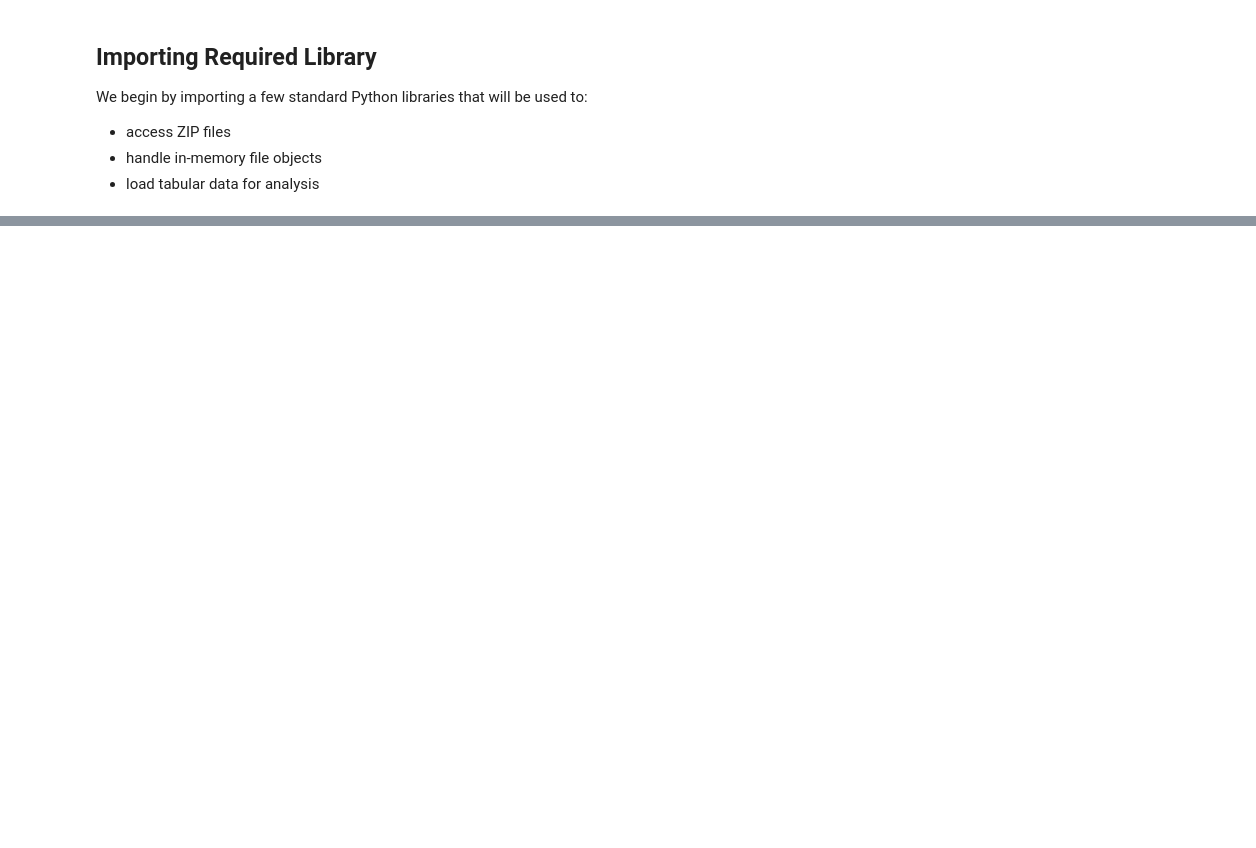
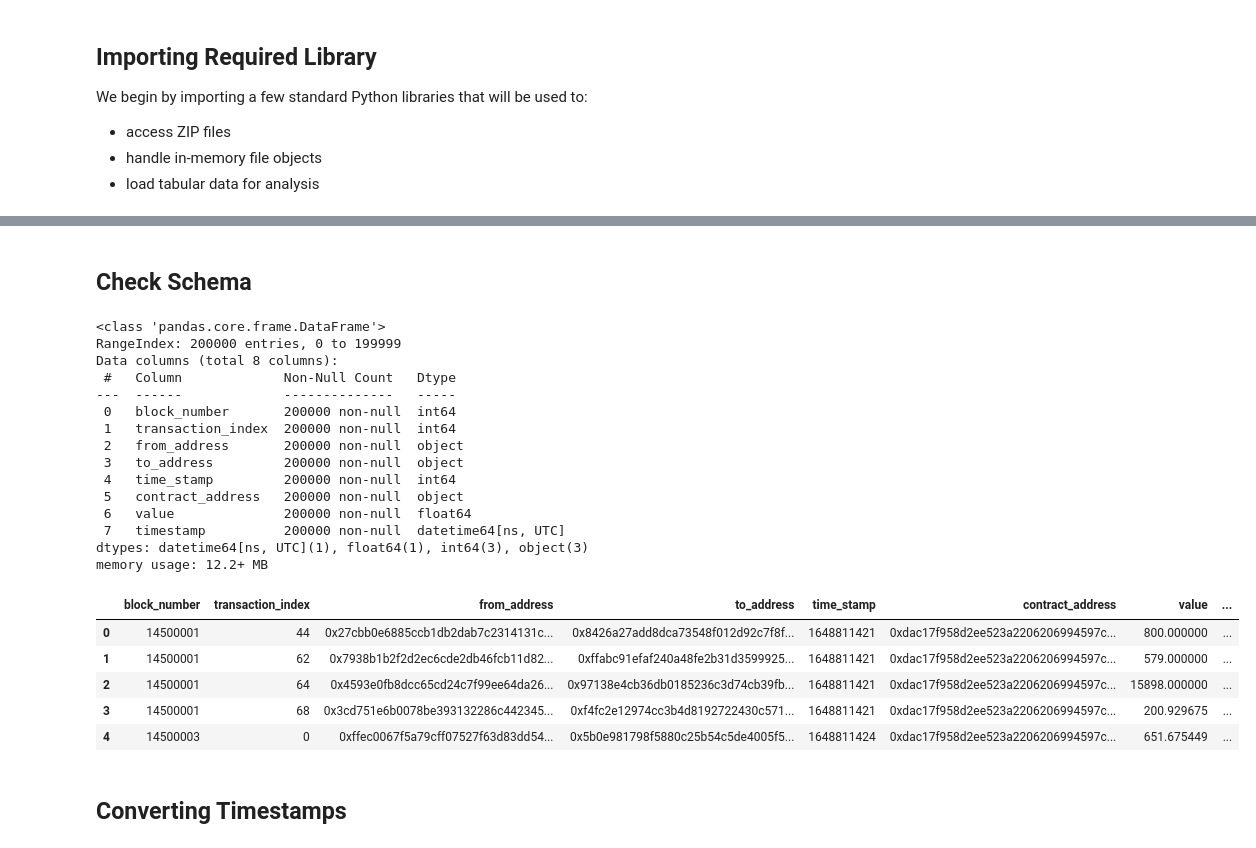
Before and after one commit to dextertan89/Dab-a-thon, a Jupyter notebook: notebooks/01_explore_terra.ipynb, the cells around one changed output, grey strips where cells are left out. Saved outputs shown, nothing was run; the diff lists cells and outputs as text; code cells hidden in the pictures; blank space fills up the shorter version.

Commit message:
Terra Data Loading and add task structure notebooks

```diff
--- a/notebooks/01_explore_terra.ipynb
+++ b/notebooks/01_explore_terra.ipynb
@@ -9,5 +9,4 @@ import zipfile
 import io
 import pandas as pd
 
-TERRA_ZIP = "data/raw/Terra/ERC20-stablecoins.zip"
-PRICE_ZIP = "data/raw/Terra/price_data.zip"
+TERRA_ZIP = "../data/raw/terra/ERC20-stablecoins.zip"
@@ -14,6 +15,6 @@ PRICE_ZIP = "data/raw/Terra/price_data.zip"
 # %%
 with zipfile.ZipFile(TERRA_ZIP, "r") as z:
-    files = z.namelist()
+    terra_files = z.namelist()
 
-files[:20]
+terra_files
 # %% [output]
@@ -20,0 +28,9 @@ FileNotFoundError: [Errno 2] No such file or directory: 'data/raw/terra/ERC20-st
+# %%
+TRANSFERS_FILE = "token_transfers_V3.0.0.csv"  # change if needed
+
+with zipfile.ZipFile(TERRA_ZIP) as z:
+    with z.open(TRANSFERS_FILE) as f:
+        df = pd.read_csv(f, nrows=200_000)
+
+print("Sample rows:", len(df))
+df.head(3)
@@ -20,0 +43,31 @@ FileNotFoundError: [Errno 2] No such file or directory: 'data/raw/terra/ERC20-st
+# %% [markdown]
+## Check Schema
+# %%
+# df.columns.tolist(), df.dtypes
+
+df.info()
+df.head()
+# %% [output]
+<class 'pandas.core.frame.DataFrame'>
+RangeIndex: 200000 entries, 0 to 199999
+Data columns (total 8 columns):
+ #   Column             Non-Null Count   Dtype
+---  ------             --------------   -----
+ 0   block_number       200000 non-null  int64
+ 1   transaction_index  200000 non-null  int64
+ 2   from_address       200000 non-null  object
+ 3   to_address         200000 non-null  object
+ 4   time_stamp         200000 non-null  int64
+ 5   contract_address   200000 non-null  object
+ 6   value              200000 non-null  float64
+ 7   timestamp          200000 non-null  datetime64[ns, UTC]
+dtypes: datetime64[ns, UTC](1), float64(1), int64(3), object(3)
+memory usage: 12.2+ MB
+|  | block_number | transaction_index | from_address | to_address | time_stamp | contract_address | value | ... |
+| 0 | 14500001 | 44 | 0x27cbb0e6885ccb1db2dab7c2314131c... | 0x8426a27add8dca73548f012d92c7f8f... | 1648811421 | 0xdac17f958d2ee523a2206206994597c... | 800.000000 | ... |
+| 1 | 14500001 | 62 | 0x7938b1b2f2d2ec6cde2db46fcb11d82... | 0xffabc91efaf240a48fe2b31d3599925... | 1648811421 | 0xdac17f958d2ee523a2206206994597c... | 579.000000 | ... |
+| 2 | 14500001 | 64 | 0x4593e0fb8dcc65cd24c7f99ee64da26... | 0x97138e4cb36db0185236c3d74cb39fb... | 1648811421 | 0xdac17f958d2ee523a2206206994597c... | 15898.000000 | ... |
+| 3 | 14500001 | 68 | 0x3cd751e6b0078be393132286c442345... | 0xf4fc2e12974cc3b4d8192722430c571... | 1648811421 | 0xdac17f958d2ee523a2206206994597c... | 200.929675 | ... |
+| 4 | 14500003 | 0 | 0xffec0067f5a79cff07527f63d83dd54... | 0x5b0e981798f5880c25b54c5de4005f5... | 1648811424 | 0xdac17f958d2ee523a2206206994597c... | 651.675449 | ... |
+# %% [markdown]
+## Converting Timestamps
```
Also changed, not shown: parts of 13 cells of this notebook, 5 other files.
